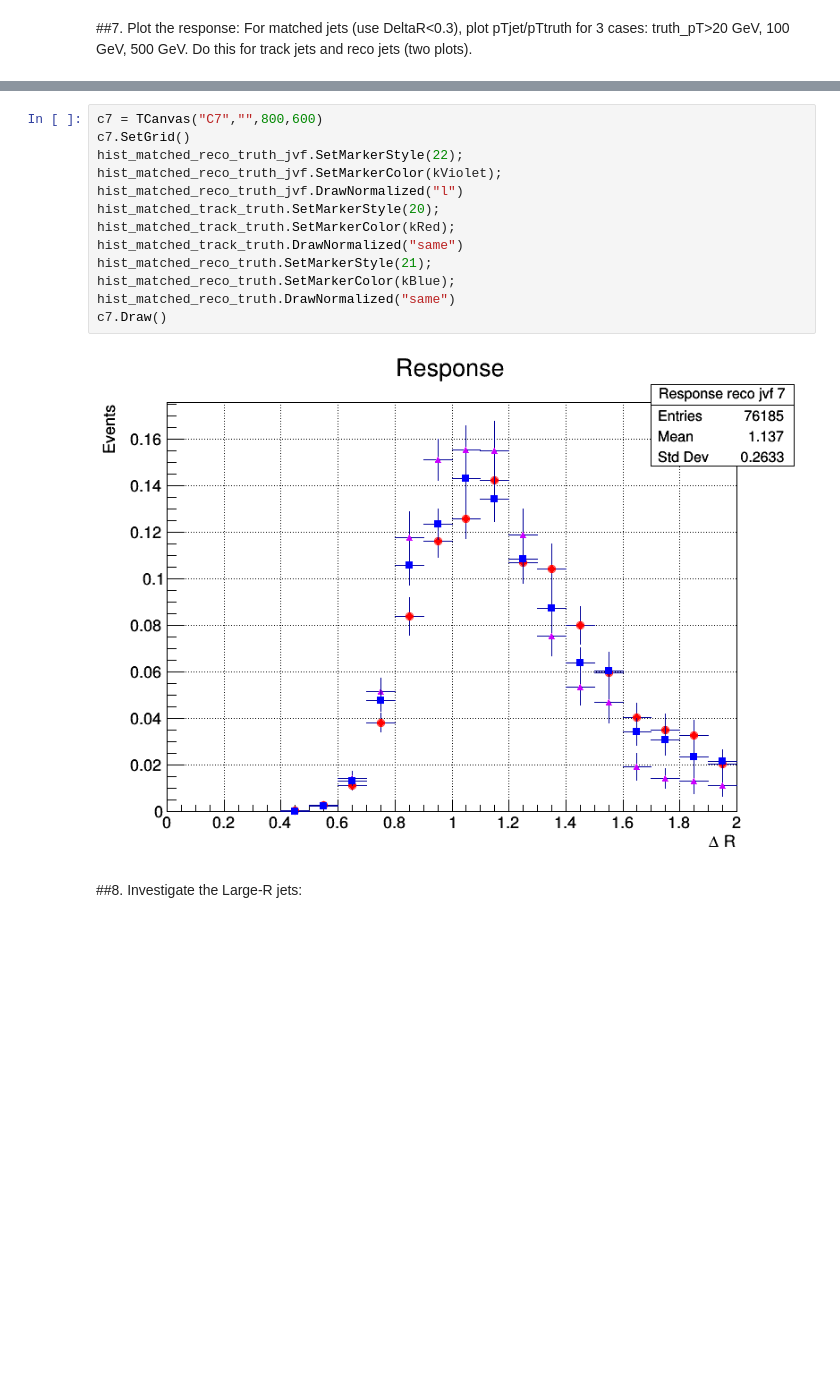
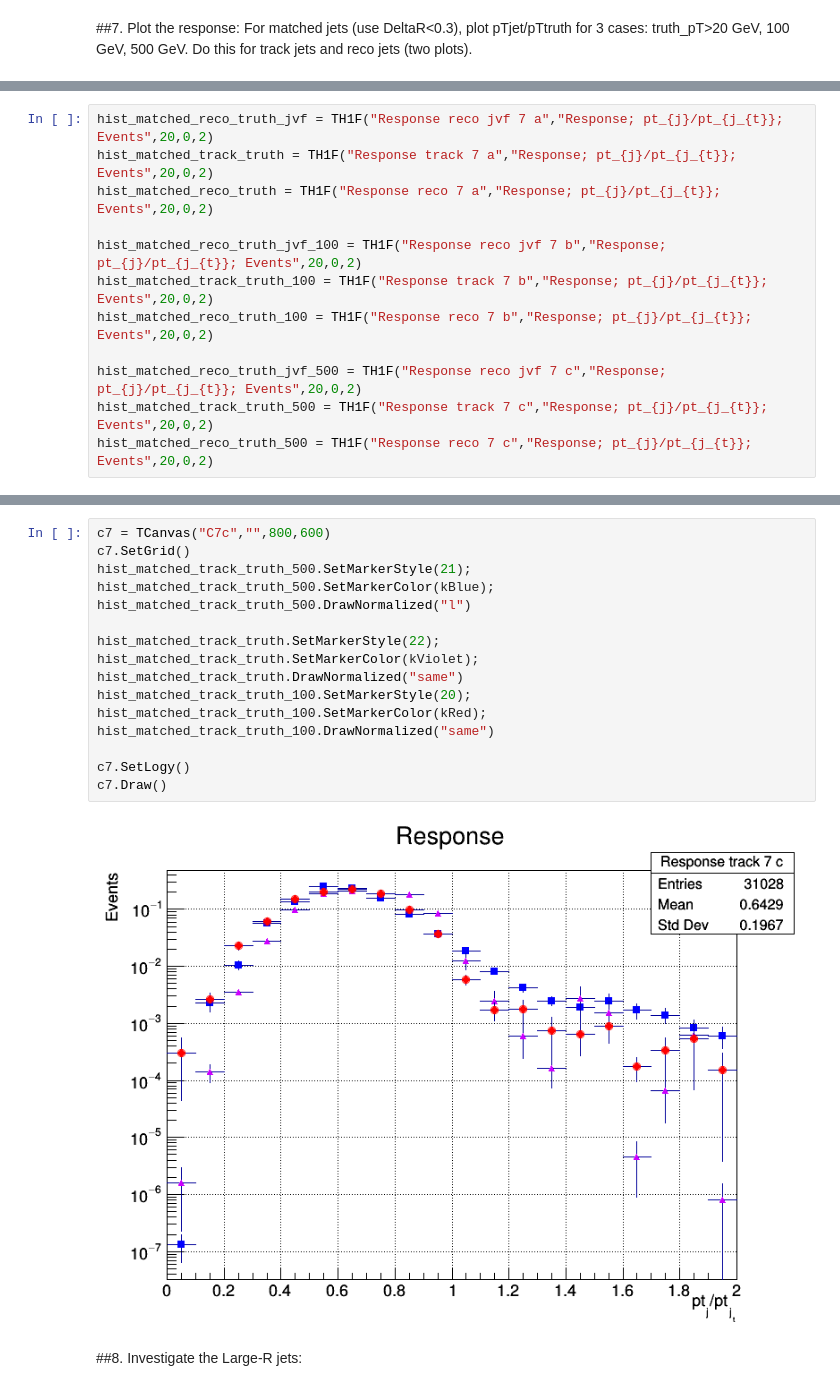
Before and after one commit to cfrc2694/HEP_Exercises, a Jupyter notebook: 02_Jets.ipynb, the cells around one changed output, grey strips where cells are left out. Drawn from its saved outputs; the diff is of its cells as text; blank space fills up the shorter version.

```diff
--- a/02_Jets.ipynb
+++ b/02_Jets.ipynb
@@ -630,3 +626,15 @@ hist_matched_reco_truth = TH1F("Response reco 7","Response; #Delta R; Events",20
+# %%
+hist_matched_reco_truth_jvf = TH1F("Response reco jvf 7 a","Response; pt_{j}/pt_{j_{t}}; Events",20,0,2)
+hist_matched_track_truth = TH1F("Response track 7 a","Response; pt_{j}/pt_{j_{t}}; Events",20,0,2)
+hist_matched_reco_truth = TH1F("Response reco 7 a","Response; pt_{j}/pt_{j_{t}}; Events",20,0,2)
+
+hist_matched_reco_truth_jvf_100 = TH1F("Response reco jvf 7 b","Response; pt_{j}/pt_{j_{t}}; Events",20,0,2)
+hist_matched_track_truth_100 = TH1F("Response track 7 b","Response; pt_{j}/pt_{j_{t}}; Events",20,0,2)
+hist_matched_reco_truth_100 = TH1F("Response reco 7 b","Response; pt_{j}/pt_{j_{t}}; Events",20,0,2)
+
+hist_matched_reco_truth_jvf_500 = TH1F("Response reco jvf 7 c","Response; pt_{j}/pt_{j_{t}}; Events",20,0,2)
+hist_matched_track_truth_500 = TH1F("Response track 7 c","Response; pt_{j}/pt_{j_{t}}; Events",20,0,2)
+hist_matched_reco_truth_500 = TH1F("Response reco 7 c","Response; pt_{j}/pt_{j_{t}}; Events",20,0,2)
 # %%
 for event in tree:
   evtw=tree.EventWeight
@@ -686,18 +744,21 @@ Done!
 # %%
-c7 = TCanvas("C7","",800,600)
+c7 = TCanvas("C7c","",800,600)
 c7.SetGrid()
-hist_matched_reco_truth_jvf.SetMarkerStyle(22);
-hist_matched_reco_truth_jvf.SetMarkerColor(kViolet);
-hist_matched_reco_truth_jvf.DrawNormalized("l")
-hist_matched_track_truth.SetMarkerStyle(20);
-hist_matched_track_truth.SetMarkerColor(kRed);
+hist_matched_track_truth_500.SetMarkerStyle(21);
+hist_matched_track_truth_500.SetMarkerColor(kBlue);
+hist_matched_track_truth_500.DrawNormalized("l")
+
+hist_matched_track_truth.SetMarkerStyle(22);
+hist_matched_track_truth.SetMarkerColor(kViolet);
 hist_matched_track_truth.DrawNormalized("same")
-hist_matched_reco_truth.SetMarkerStyle(21);
-hist_matched_reco_truth.SetMarkerColor(kBlue);
-hist_matched_reco_truth.DrawNormalized("same")
+hist_matched_track_truth_100.SetMarkerStyle(20);
+hist_matched_track_truth_100.SetMarkerColor(kRed);
+hist_matched_track_truth_100.DrawNormalized("same")
+
+c7.SetLogy()
 c7.Draw()
 # %% [output]
-[figure, old version]
+[figure, new version]
 # %% [markdown]
 ##8. Investigate the Large-R jets:
 # %% [markdown]
```
Also changed, not shown: parts of 5 cells of this notebook.
